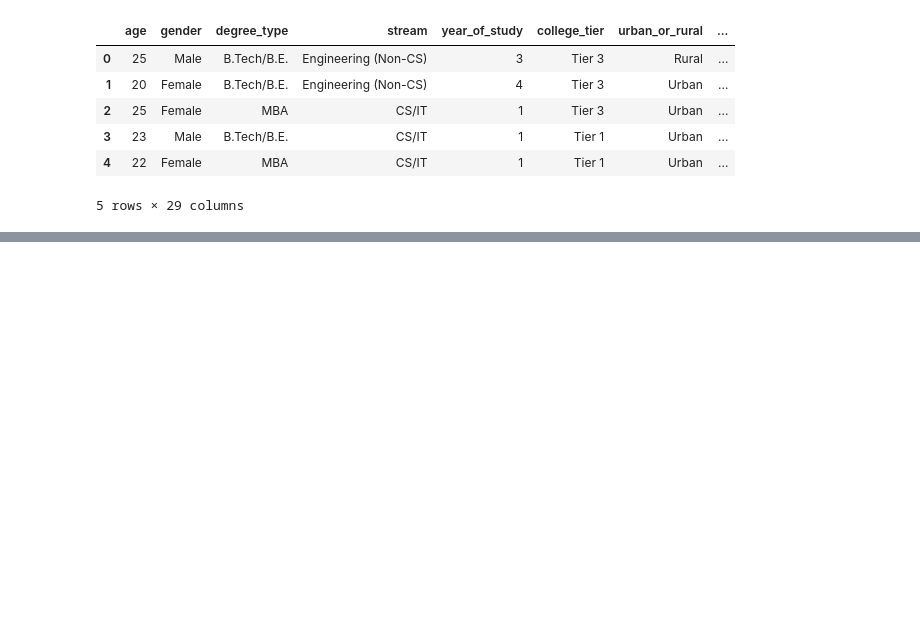
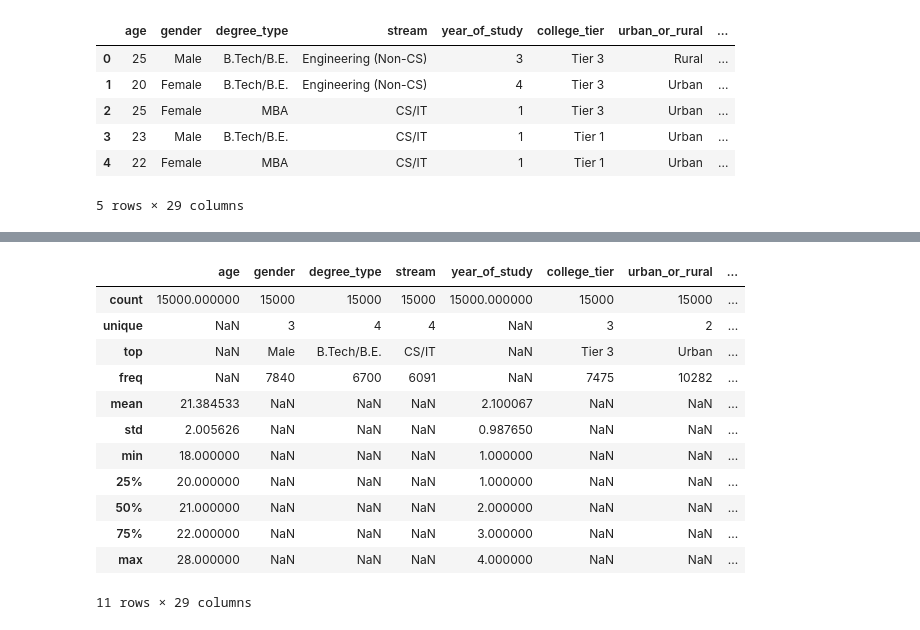
Before and after one commit to MaykInvest/AI_Dependency, a Jupyter notebook: project.ipynb, the cells around one changed output, grey strips where cells are left out. Cells and saved outputs as stored; diff of their text form; code cells hidden in the pictures; blank space fills up the shorter version.

```diff
--- a/project.ipynb
+++ b/project.ipynb
@@ -250,0 +231,25 @@ df.head()
+# %%
+# --- 1. IDENTIFY CATEGORICAL TEXT COLUMNS ---
+# Explicitly listing columns that contain categorical group text labels
+text_categorical_cols = [
+    'gender', 'degree_type', 'stream', 'college_tier',
+    'urban_or_rural', 'primary_ai_tools_used', 'uses_ai_for_assignments'
+]
+
+# Convert these columns into pandas category data types
+for col in text_categorical_cols:
+    df[col] = df[col].astype('category')
+
+print("✨ Successfully converted text columns to categorical groups!")
+
+# --- 2. RE-ALIGN INT AND FLOAT INDICATORS ---
+# 'seeks_career_counseling' is a binary flag stored as a float. Let's convert it to integer.
+# We cast it to int64 for numerical parity with our other score metrics
+df['seeks_career_counseling'] = df['seeks_career_counseling'].astype('int64')
+
+print("🎯 Successfully converted flag indicators to clean integer types.")
+
+# --- 3. FINAL TYPE VERIFICATION AUDIT ---
+# Print the updated dataframe structure summary
+print("\n--- 📋 Updated DataFrame Type Summary ---")
+df.info()
@@ -250,0 +281,16 @@ df.head()
+# %%
+df.describe(include='all')  # Generates descriptive statistics for all numeric columns in your DataFrame.
+# %% [output]
+|  | age | gender | degree_type | stream | year_of_study | college_tier | urban_or_rural | ... |
+| count | 15000.000000 | 15000 | 15000 | 15000 | 15000.000000 | 15000 | 15000 | ... |
+| unique | NaN | 3 | 4 | 4 | NaN | 3 | 2 | ... |
+| top | NaN | Male | B.Tech/B.E. | CS/IT | NaN | Tier 3 | Urban | ... |
+| freq | NaN | 7840 | 6700 | 6091 | NaN | 7475 | 10282 | ... |
+| mean | 21.384533 | NaN | NaN | NaN | 2.100067 | NaN | NaN | ... |
+| std | 2.005626 | NaN | NaN | NaN | 0.987650 | NaN | NaN | ... |
+| min | 18.000000 | NaN | NaN | NaN | 1.000000 | NaN | NaN | ... |
+| 25% | 20.000000 | NaN | NaN | NaN | 1.000000 | NaN | NaN | ... |
+| 50% | 21.000000 | NaN | NaN | NaN | 2.000000 | NaN | NaN | ... |
+| 75% | 22.000000 | NaN | NaN | NaN | 3.000000 | NaN | NaN | ... |
+| max | 28.000000 | NaN | NaN | NaN | 4.000000 | NaN | NaN | ... |
+11 rows × 29 columns
```
Also changed, not shown: parts of 11 cells of this notebook, 2 other files.
